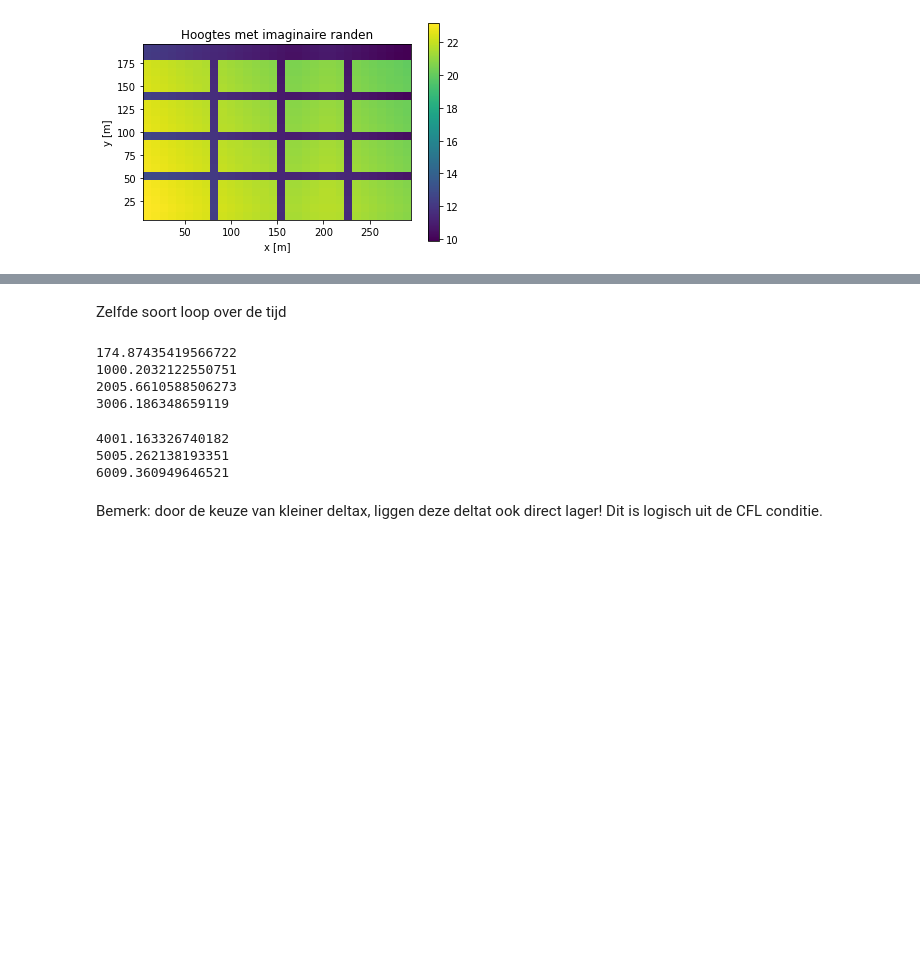
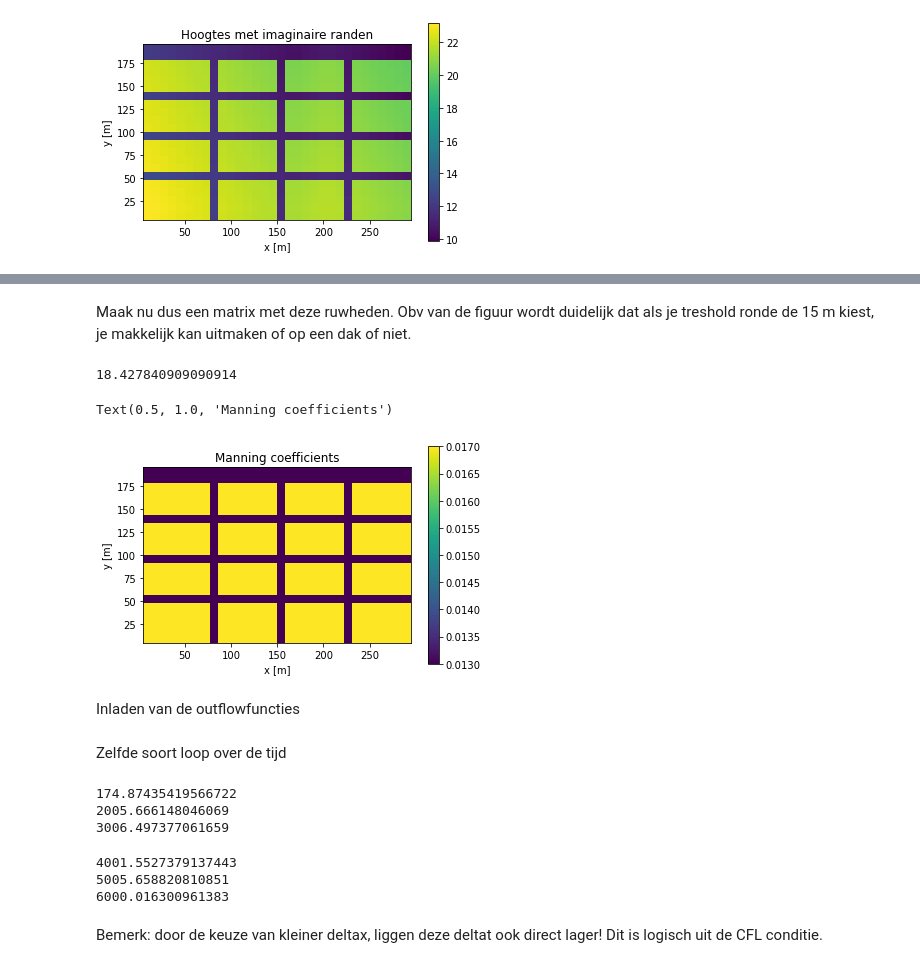
Before and after one commit to olivierbonte/Project_Spatio_Temporele_2, a Jupyter notebook: Gebouwen_scenario.ipynb, the cells around one changed output, grey strips where cells are left out. Saved outputs shown, nothing was run; the diff lists cells and outputs as text; code cells hidden in the pictures; blank space fills up the shorter version.

```diff
--- a/Gebouwen_scenario.ipynb
+++ b/Gebouwen_scenario.ipynb
@@ -226,0 +45,7 @@ def OutfluxNH2(NH_h, NH_d, Acell, deltat, deltax):
+# %% [markdown]
+Maak nu dus een matrix met deze ruwheden. Obv van de figuur wordt duidelijk dat als je treshold ronde de 15 m kiest, je makkelijk kan uitmaken of op een dak of niet.
+# %%
+treshold = np.average(grid_imag)
+print(treshold)
+# %% [output]
+18.427840909090914
@@ -226,0 +62,12 @@ def OutfluxNH2(NH_h, NH_d, Acell, deltat, deltax):
+# %%
+plt.imshow(np.flipud(manning_grid_imag),  extent = [np.min(xs), np.max(xs),
+np.min(ys),np.max(ys)])
+plt.xlabel('x [m]')
+plt.ylabel('y [m]')
+plt.colorbar()
+plt.title('Manning coefficients')
+# %% [output]
+Text(0.5, 1.0, 'Manning coefficients')
+[figure, added]
+# %% [markdown]
+Inladen van de outflowfuncties
@@ -267,7 +119,8 @@ for j in np.arange(1,ny+1):
         dneigb5 = depths_imag[j,i-1]
         NH_d = np.hstack([dneigb1,dneigb2,dneigb3,dneigb4,dneigb5])
         # Outflow fluxes berekenen
-        F,vmax_NH = OutfluxNH2_init(NH_h, NH_d, Acell, deltax)
+        n = manning_grid_imag[j,i]
+        F,vmax_NH = OutfluxNH2_init(NH_h, NH_d, Acell, deltax, n)
         F1 = F[0]
         F2 = F[1]
         F4 = F[2]
@@ -325,7 +178,8 @@ while t < tend:
             dneigb5 = depths_imag[j,i-1]
             NH_d = np.hstack([dneigb1,dneigb2,dneigb3,dneigb4,dneigb5])
             # Outflow fluxes berekenen
-            F,vjmax_NH = OutfluxNH2(NH_h, NH_d, Acell, deltat, deltax)
+            n = manning_grid_imag[j,i]
+            F,vjmax_NH = OutfluxNH2(NH_h, NH_d, Acell, deltat, deltax, n)
             F1 = F[0]
             F2 = F[1]
             F4 = F[2]
@@ -362,12 +216,11 @@ while t < tend:
     depths_list.append(depths_imag_new)
 # %% [output]
 174.87435419566722
-1000.2032122550751
-2005.6610588506273
-3006.186348659119
+2005.666148046069
+3006.497377061659
-4001.163326740182
-5005.262138193351
-6009.360949646521
+4001.5527379137443
+5005.658820810851
+6000.016300961383
 # %% [markdown]
 Bemerk: door de keuze van kleiner deltax, liggen deze deltat ook direct lager! Dit is logisch uit de CFL conditie.
 # %% [markdown]
```
Also changed, not shown: parts of 12 cells of this notebook, 5 other files.
